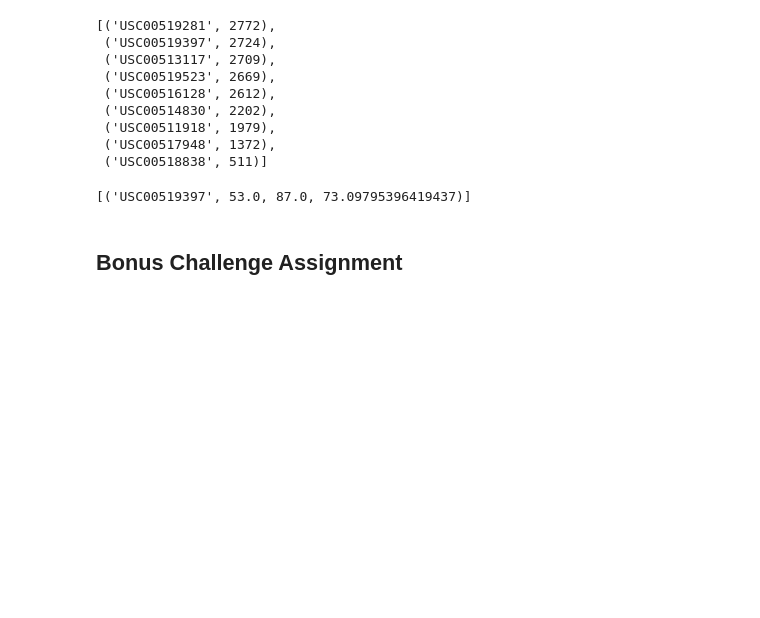
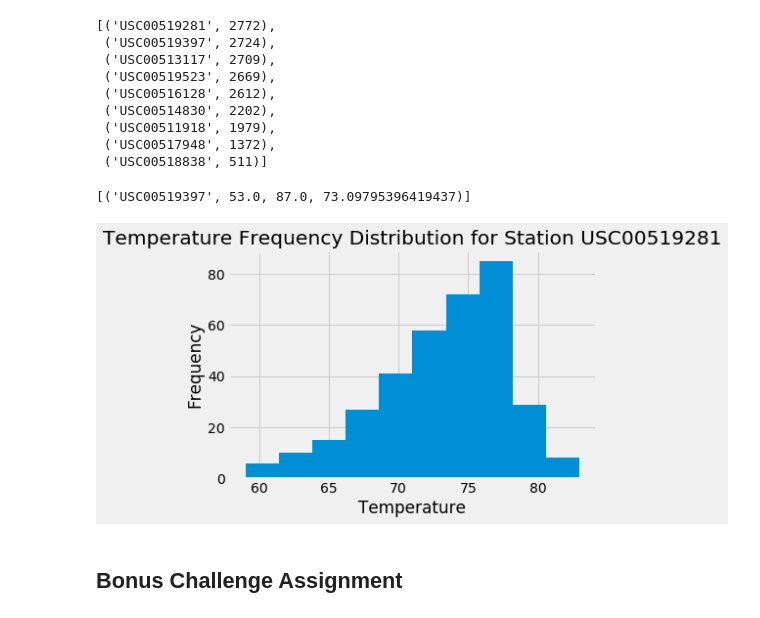
Before and after one commit to szerpa17/sqlalchemy-challenge, a Jupyter notebook: climate.ipynb, the cells around one changed output. Drawn from its saved outputs; the diff is of its cells as text; code cells hidden in the pictures; blank space fills up the shorter version.

Commit message:
created histogram for station USC00519281 temp data

```diff
--- a/climate.ipynb
+++ b/climate.ipynb
@@ -172,12 +172,14 @@ station_freq
 # %%
 # Using the station id from the previous query, calculate the lowest temperature recorded,
 # highest temperature recorded, and average temperature of the most active station?
+
+max_count_station = station_freq[0][0]
 
 station_temp = (session.query(measurement.station,
                                 func.min(measurement.tobs).label('min_temp'),
                                 func.max(measurement.tobs).label('max_temp'),
                                 func.avg(measurement.tobs).label('average_temp')).
-                    filter(station.station == 'USC00519281').
+                    filter(station.station == max_count_station ).
                     all())
 station_temp
 # %% [output]
@@ -185,14 +187,23 @@ station_temp
 # %%
 # Choose the station with the highest number of temperature observations.
 # Query the last 12 months of temperature observation data for this station and plot the results as a histogram
 
 station_year_temp = (session.query(measurement.tobs).
                     filter(measurement.date >= date_year_prior).
-                    filter(measurement.station == 'USC00519281').
+                    filter(measurement.station == max_count_station).
                     all())
 
 station_year_temp_df = pd.DataFrame(station_year_temp, columns=['tobs'])
-station_year_temp_df = station_year_temp_df .dropna()
+station_year_temp_df = station_year_temp_df.dropna()
+
+# Result Plot
+plt.hist(station_year_temp_df['tobs'])
+plt.title(f'Temperature Frequency Distribution for Station {max_count_station }')
+plt.ylabel('Frequency')
+plt.xlabel('Temperature')
+plt.show()
+# %% [output]
+[figure, added]
 # %% [markdown]
 ## Bonus Challenge Assignment
 # %%
```
